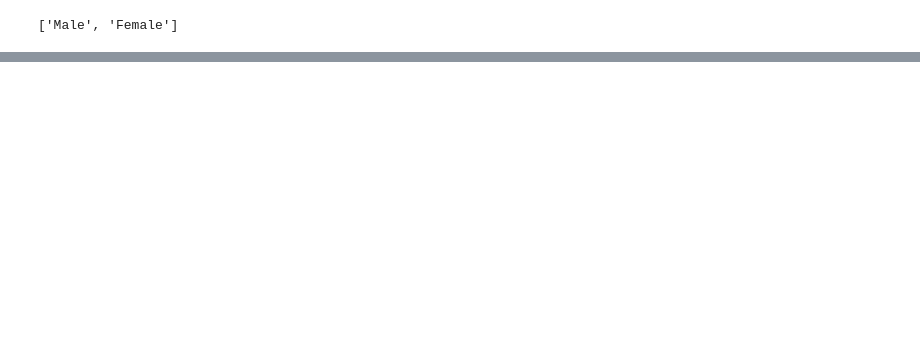
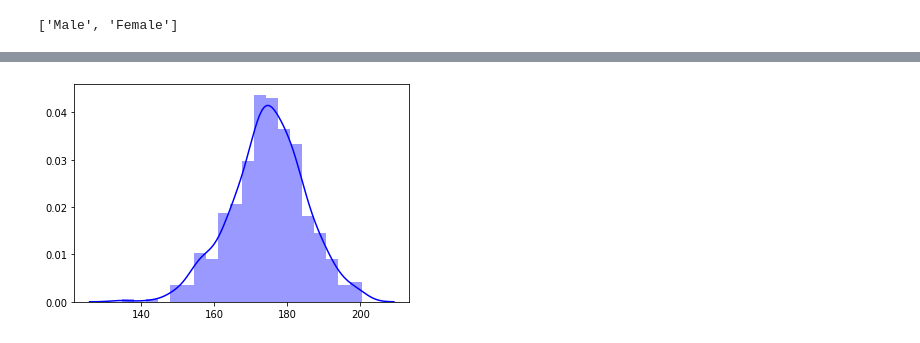
Before and after one commit to doriszd/Programming_project, a Jupyter notebook: project.ipynb, the cells around one changed output, grey strips where cells are left out. Saved outputs shown, nothing was run; the diff lists cells and outputs as text; code cells hidden in the pictures; blank space fills up the shorter version.

```diff
--- a/project.ipynb
+++ b/project.ipynb
@@ -156,0 +199,6 @@ Weight = sns.distplot(Weight, bins=20, color="blue")
+# %%
+# Import seaborn to show distribution on the plot
+import seaborn as sns
+Height = sns.distplot(Height, bins=20, color="blue")
+# %% [output]
+[figure, added]
```
Also changed, not shown: parts of 16 cells of this notebook.
